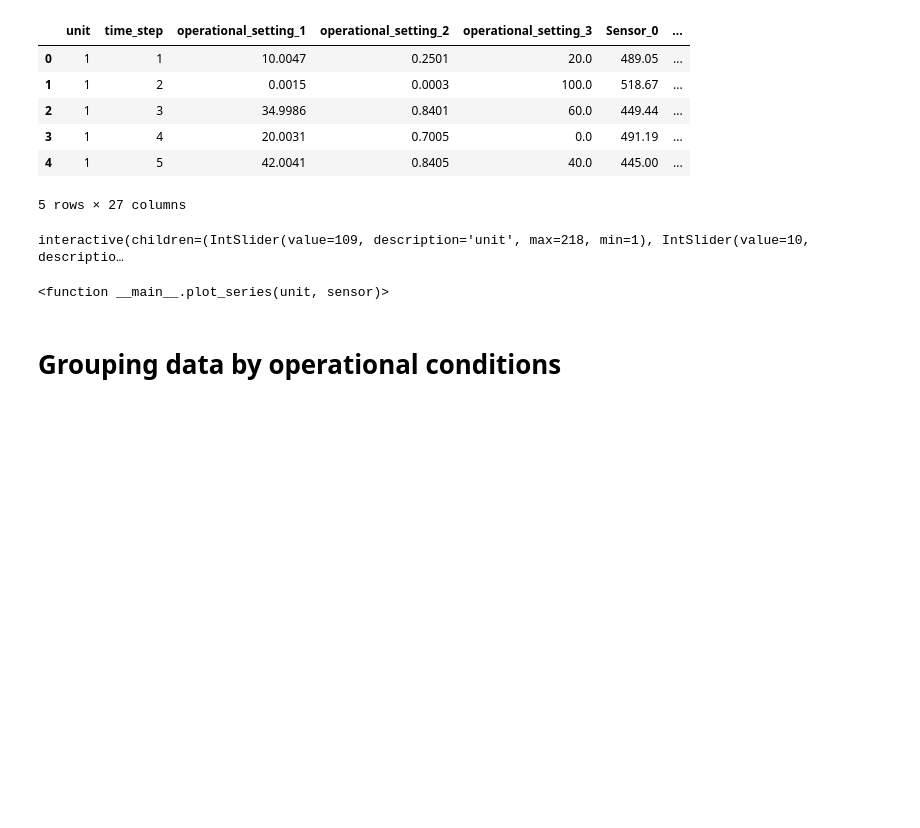
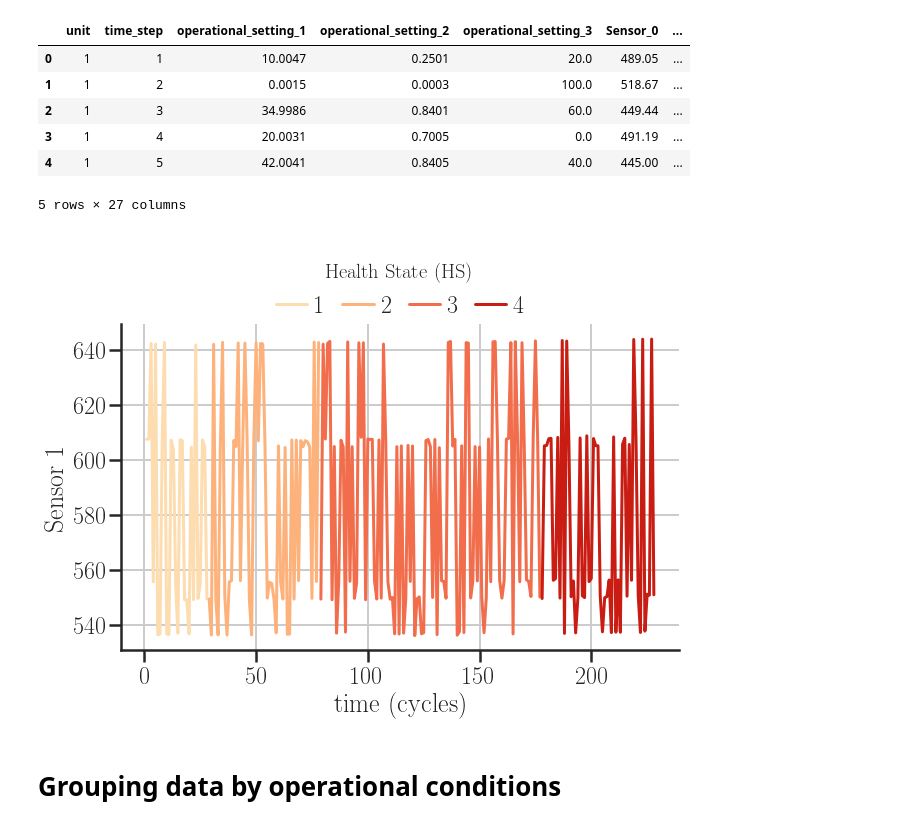
Before and after one commit to navarmn/Turbofan-Airplane-fault-prognosis, a Jupyter notebook: notebooks/0.1-generate_figures-visualization_and_explorations-navarmn.ipynb, the cells around one changed output. Cells and saved outputs as stored; diff of their text form; code cells hidden in the pictures; blank space fills up the shorter version.

```diff
--- a/notebooks/0.1-generate_figures-visualization_and_explorations-navarmn.ipynb
+++ b/notebooks/0.1-generate_figures-visualization_and_explorations-navarmn.ipynb
@@ -243,18 +206,48 @@ data_with_hs.head()
 | 3 | 1 | 4 | 20.0031 | 0.7005 | 0.0 | 491.19 | ... |
 | 4 | 1 | 5 | 42.0041 | 0.8405 | 40.0 | 445.00 | ... |
 5 rows × 27 columns
-# %%
-def plot_series(unit, sensor):
-    data_unit_sensor_buffer = data_with_hs.loc[data['unit'] == unit,:]
-
-    plt.figure(figsize=(30*0.39, 10*0.39))
-    sns.lineplot(x='time_step', y='Sensor_' + str(sensor), data=data_unit_sensor_buffer, hue='Health_state', palette='Wistia')
-    plt.legend(bbox_to_anchor=(1.05, 1), loc=2, borderaxespad=0.)
-
-interact(plot_series, unit=(1,218,1), sensor=(1,20,1))
-# %% [output]
-interactive(children=(IntSlider(value=109, description='unit', max=218, min=1), IntSlider(value=10, descriptio…
-<function __main__.plot_series(unit, sensor)>
+# %%
+data_unit_sensor_buffer = data_with_hs.loc[data['unit'] == 10,:]
+sensor = 13
+# %%
+paleta = sns.color_palette("OrRd", 4)
+
+fig, ax = plt.subplots()
+fig.set_size_inches(10,6)
+
+sns.set(context='poster', style='ticks', font_scale=0.85)
+
+g = sns.lineplot(x="time_step", y="Sensor_1", hue='Health_state',
+             data=data_unit_sensor_buffer, palette=paleta)
+
+ax.lines
+
+h, l = plt.gca().get_legend_handles_labels()
+leg = plt.legend(h[1:],l[1:],
+                 title = "Health State (HS)",
+                 borderpad = 1.0,
+                 edgecolor = 'black',
+                 fontsize = 24,
+                 frameon = False,
+                 loc = 'upper center',
+                 ncol=5,
+                 bbox_to_anchor=(0.5, 1.3),
+                 handletextpad=0.3,
+                 handlelength=1.3,
+                 columnspacing=0.7
+                )
+
+sns.despine()
+
+plt.grid()
+plt.xlabel('time (cycles)')
+plt.ylabel('Sensor 1')
+
+plt.style.use('./latex_navar.mplstyle')
+
+plt.savefig('03_figure_sensor_evolution.eps', format='eps', dpi=300, bbox_inches='tight')
+# %% [output]
+[figure, added]
 # %% [markdown]
 # Grouping data by operational conditions
 # %% [markdown]
```
Also changed, not shown: parts of 13 cells of this notebook, 10 other files.
